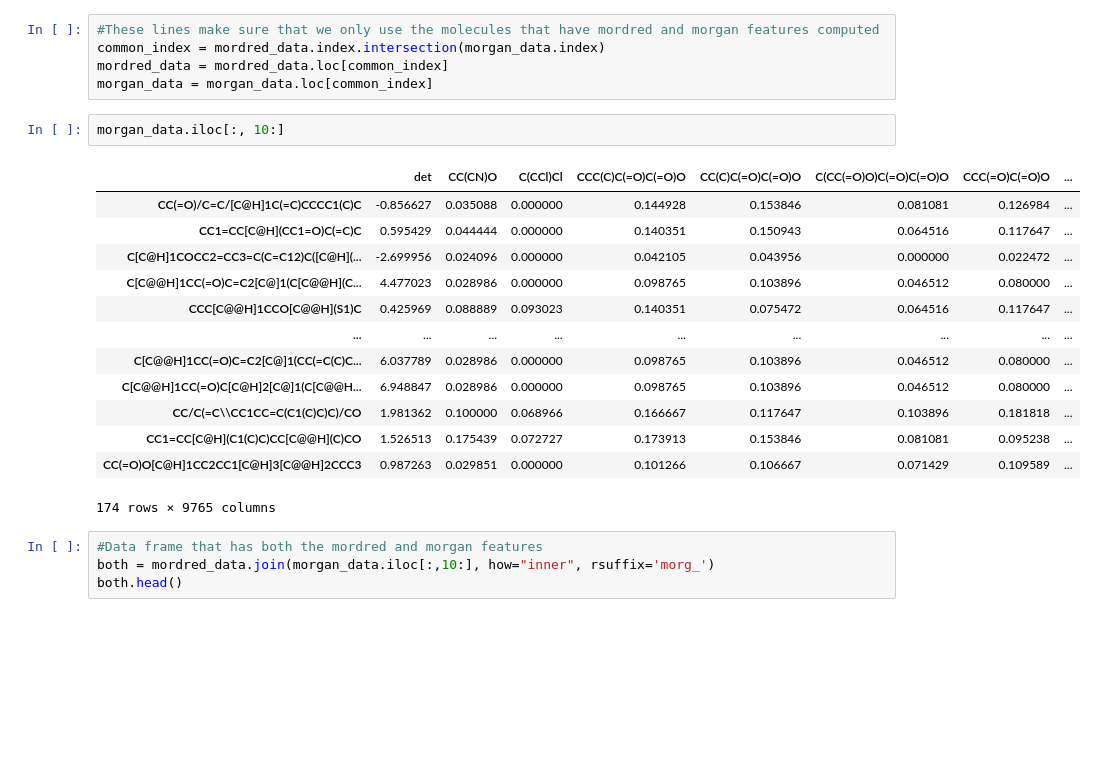
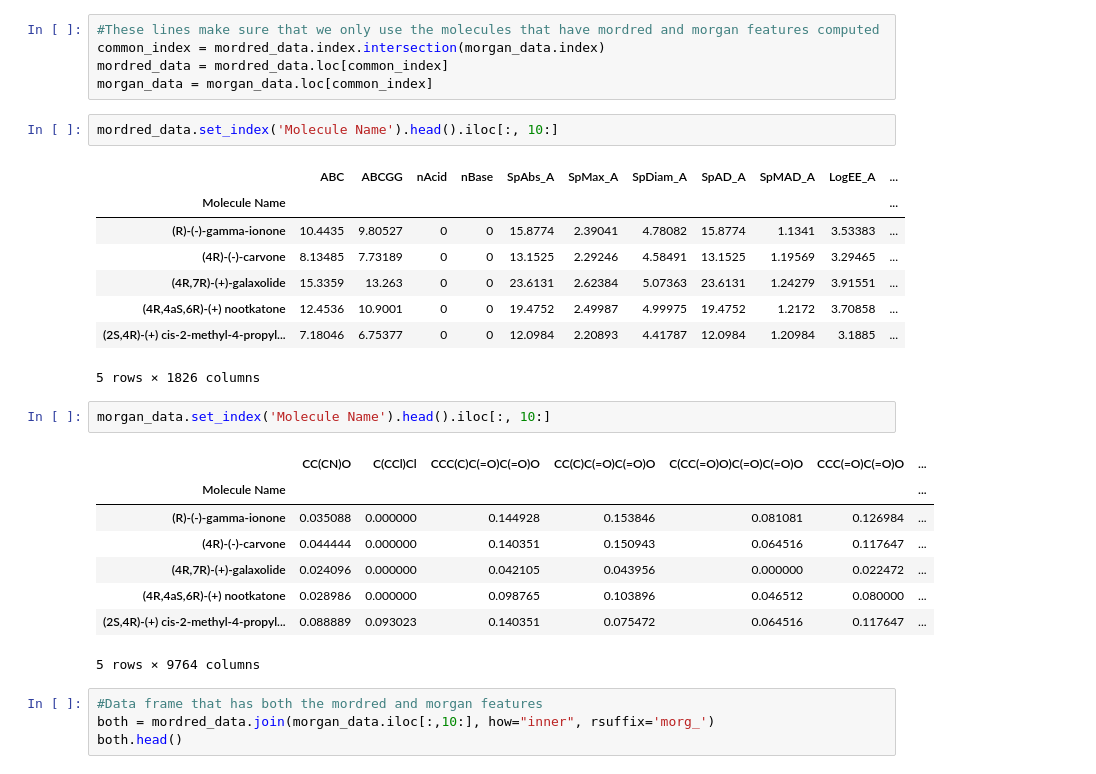
Before and after one commit to rgerkin/enantiomerlist, a Jupyter notebook: OdorantModel.ipynb, the cells around one changed output. Cells and saved outputs as stored; diff of their text form; blank space fills up the shorter version.

```diff
--- a/OdorantModel.ipynb
+++ b/OdorantModel.ipynb
@@ -105,22 +126,28 @@ There are 174 molecules and 1826 features
 common_index = mordred_data.index.intersection(morgan_data.index)
 mordred_data = mordred_data.loc[common_index]
 morgan_data = morgan_data.loc[common_index]
+# %%
+mordred_data.set_index('Molecule Name').head().iloc[:, 10:]
+# %% [output]
+|  | ABC | ABCGG | nAcid | nBase | SpAbs_A | SpMax_A | SpDiam_A | SpAD_A | SpMAD_A | LogEE_A | ... |
+| Molecule Name |  |  |  |  |  |  |  |  |  |  | ... |
+| (R)-(-)-gamma-ionone | 10.4435 | 9.80527 | 0 | 0 | 15.8774 | 2.39041 | 4.78082 | 15.8774 | 1.1341 | 3.53383 | ... |
+| (4R)-(-)-carvone | 8.13485 | 7.73189 | 0 | 0 | 13.1525 | 2.29246 | 4.58491 | 13.1525 | 1.19569 | 3.29465 | ... |
+| (4R,7R)-(+)-galaxolide | 15.3359 | 13.263 | 0 | 0 | 23.6131 | 2.62384 | 5.07363 | 23.6131 | 1.24279 | 3.91551 | ... |
+| (4R,4aS,6R)-(+) nootkatone | 12.4536 | 10.9001 | 0 | 0 | 19.4752 | 2.49987 | 4.99975 | 19.4752 | 1.2172 | 3.70858 | ... |
+| (2S,4R)-(+) cis-2-methyl-4-propyl... | 7.18046 | 6.75377 | 0 | 0 | 12.0984 | 2.20893 | 4.41787 | 12.0984 | 1.20984 | 3.1885 | ... |
+5 rows × 1826 columns
 # %%
-morgan_data.iloc[:, 10:]
+morgan_data.set_index('Molecule Name').head().iloc[:, 10:]
 # %% [output]
-|  | det | CC(CN)O | C(CCl)Cl | CCC(C)C(=O)C(=O)O | CC(C)C(=O)C(=O)O | C(CC(=O)O)C(=O)C(=O)O | CCC(=O)C(=O)O | ... |
-| CC(=O)/C=C/[C@H]1C(=C)CCCC1(C)C | -0.856627 | 0.035088 | 0.000000 | 0.144928 | 0.153846 | 0.081081 | 0.126984 | ... |
-| CC1=CC[C@H](CC1=O)C(=C)C | 0.595429 | 0.044444 | 0.000000 | 0.140351 | 0.150943 | 0.064516 | 0.117647 | ... |
-| C[C@H]1COCC2=CC3=C(C=C12)C([C@H](... | -2.699956 | 0.024096 | 0.000000 | 0.042105 | 0.043956 | 0.000000 | 0.022472 | ... |
-| C[C@@H]1CC(=O)C=C2[C@]1(C[C@@H](C... | 4.477023 | 0.028986 | 0.000000 | 0.098765 | 0.103896 | 0.046512 | 0.080000 | ... |
-| CCC[C@@H]1CCO[C@@H](S1)C | 0.425969 | 0.088889 | 0.093023 | 0.140351 | 0.075472 | 0.064516 | 0.117647 | ... |
-| ... | ... | ... | ... | ... | ... | ... | ... | ... |
-| C[C@@H]1CC(=O)C=C2[C@]1(CC(=C(C)C... | 6.037789 | 0.028986 | 0.000000 | 0.098765 | 0.103896 | 0.046512 | 0.080000 | ... |
-| C[C@@H]1CC(=O)C[C@H]2[C@]1(C[C@@H... | 6.948847 | 0.028986 | 0.000000 | 0.098765 | 0.103896 | 0.046512 | 0.080000 | ... |
-| CC/C(=C\\CC1CC=C(C1(C)C)C)/CO | 1.981362 | 0.100000 | 0.068966 | 0.166667 | 0.117647 | 0.103896 | 0.181818 | ... |
-| CC1=CC[C@H](C1(C)C)CC[C@@H](C)CO | 1.526513 | 0.175439 | 0.072727 | 0.173913 | 0.153846 | 0.081081 | 0.095238 | ... |
-| CC(=O)O[C@H]1CC2CC1[C@H]3[C@@H]2CCC3 | 0.987263 | 0.029851 | 0.000000 | 0.101266 | 0.106667 | 0.071429 | 0.109589 | ... |
+|  | CC(CN)O | C(CCl)Cl | CCC(C)C(=O)C(=O)O | CC(C)C(=O)C(=O)O | C(CC(=O)O)C(=O)C(=O)O | CCC(=O)C(=O)O | ... |
+| Molecule Name |  |  |  |  |  |  | ... |
+| (R)-(-)-gamma-ionone | 0.035088 | 0.000000 | 0.144928 | 0.153846 | 0.081081 | 0.126984 | ... |
+| (4R)-(-)-carvone | 0.044444 | 0.000000 | 0.140351 | 0.150943 | 0.064516 | 0.117647 | ... |
+| (4R,7R)-(+)-galaxolide | 0.024096 | 0.000000 | 0.042105 | 0.043956 | 0.000000 | 0.022472 | ... |
+| (4R,4aS,6R)-(+) nootkatone | 0.028986 | 0.000000 | 0.098765 | 0.103896 | 0.046512 | 0.080000 | ... |
+| (2S,4R)-(+) cis-2-methyl-4-propyl... | 0.088889 | 0.093023 | 0.140351 | 0.075472 | 0.064516 | 0.117647 | ... |
-174 rows × 9765 columns
+5 rows × 9764 columns
 # %%
 #Data frame that has both the mordred and morgan features
 both = mordred_data.join(morgan_data.iloc[:,10:], how="inner", rsuffix='morg_')
```
Also changed, not shown: parts of 16 cells of this notebook, 4 other files.
